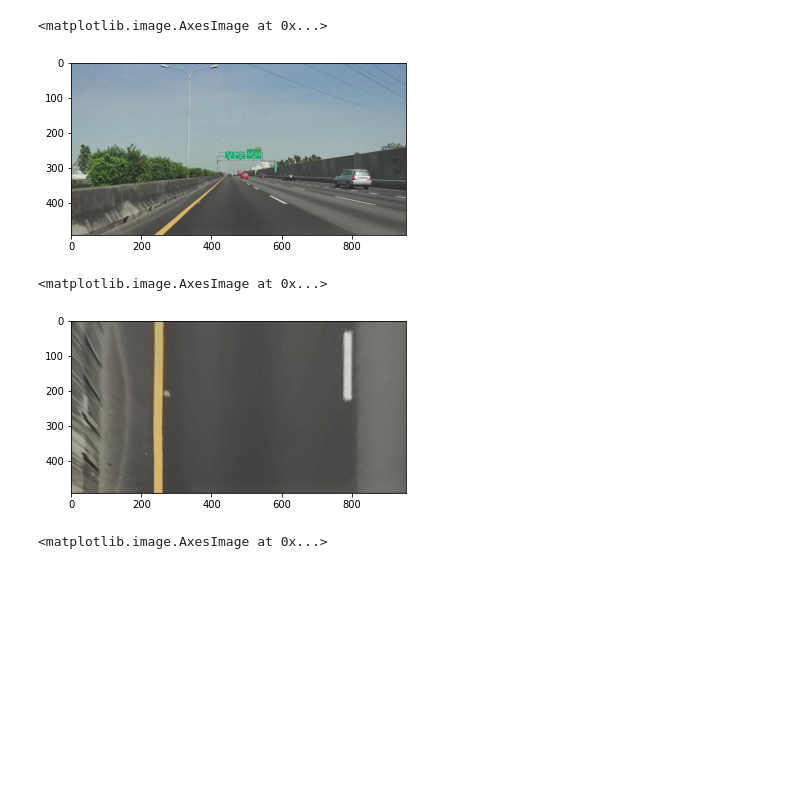
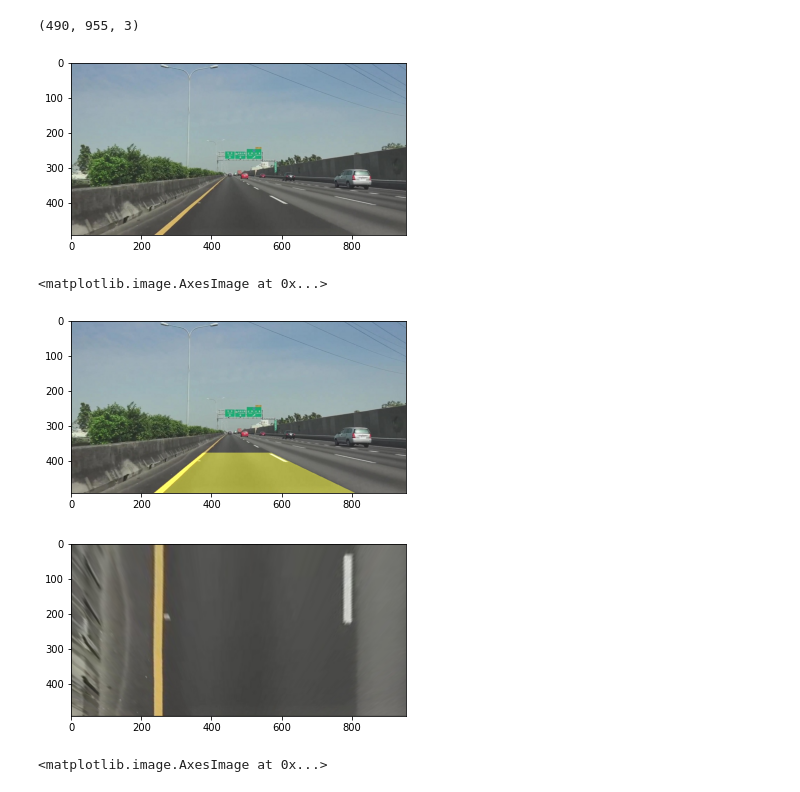
Before and after one commit to Abner0627/Advanced-Finding-Lane-Lines-on-the-Road, a Jupyter notebook: Finding_Lane_Lines_on_the_Road/main.ipynb, the cells around one changed output. Drawn from its saved outputs; the diff is of its cells as text; code cells hidden in the pictures; blank space fills up the shorter version.

```diff
--- a/Finding_Lane_Lines_on_the_Road/main.ipynb
+++ b/Finding_Lane_Lines_on_the_Road/main.ipynb
@@ -10,32 +10,42 @@ F = 'test02.jpg'
 img = cv2.imread(os.path.join(P, F))
 img = img[:,:,[2,1,0]]
 plt.imshow(img)
+print(img.shape)
 # %% [output]
-<matplotlib.image.AxesImage at 0x...>
+(490, 955, 3)
 [figure]
 # %%
 #%% Transform
+region = np.zeros((490, 955, 3), np.uint8)
 src = np.float32(
             [[235, 490],  # Bottom left
              [375, 375],  # Top left
              [570, 375],  # Top right
              [810, 490]]) # Bottom right
 
 dst = np.float32(
             [[235, 490],  # Bottom left
              [235, 0],  # Top left
              [810, 0],  # Top right
              [810, 490]]) # Bottom right
 
 img_size = (img.shape[1], img.shape[0])
 M = cv2.getPerspectiveTransform(src, dst)
 M_inv = cv2.getPerspectiveTransform(dst, src)
 img_warped = cv2.warpPerspective(img, M, img_size)
 
+
+cv2.fillConvexPoly(region, np.int_([src]), (100, 100, 0))
+region_mask = cv2.addWeighted(img, 1, region, 1, 0)
+
+fig_0 = plt.figure(0)
+plt.imshow(region_mask)
+fig_1 = plt.figure(1)
 plt.imshow(img_warped)
 # %% [output]
 <matplotlib.image.AxesImage at 0x...>
-[figure, old version]
+[figure, new version]
+[figure, added]
 # %%
 #%% Binary
 gray_img =cv2.cvtColor(img_warped, cv2.COLOR_BGR2GRAY)
```
Also changed, not shown: parts of 4 cells of this notebook, 1 other file.
